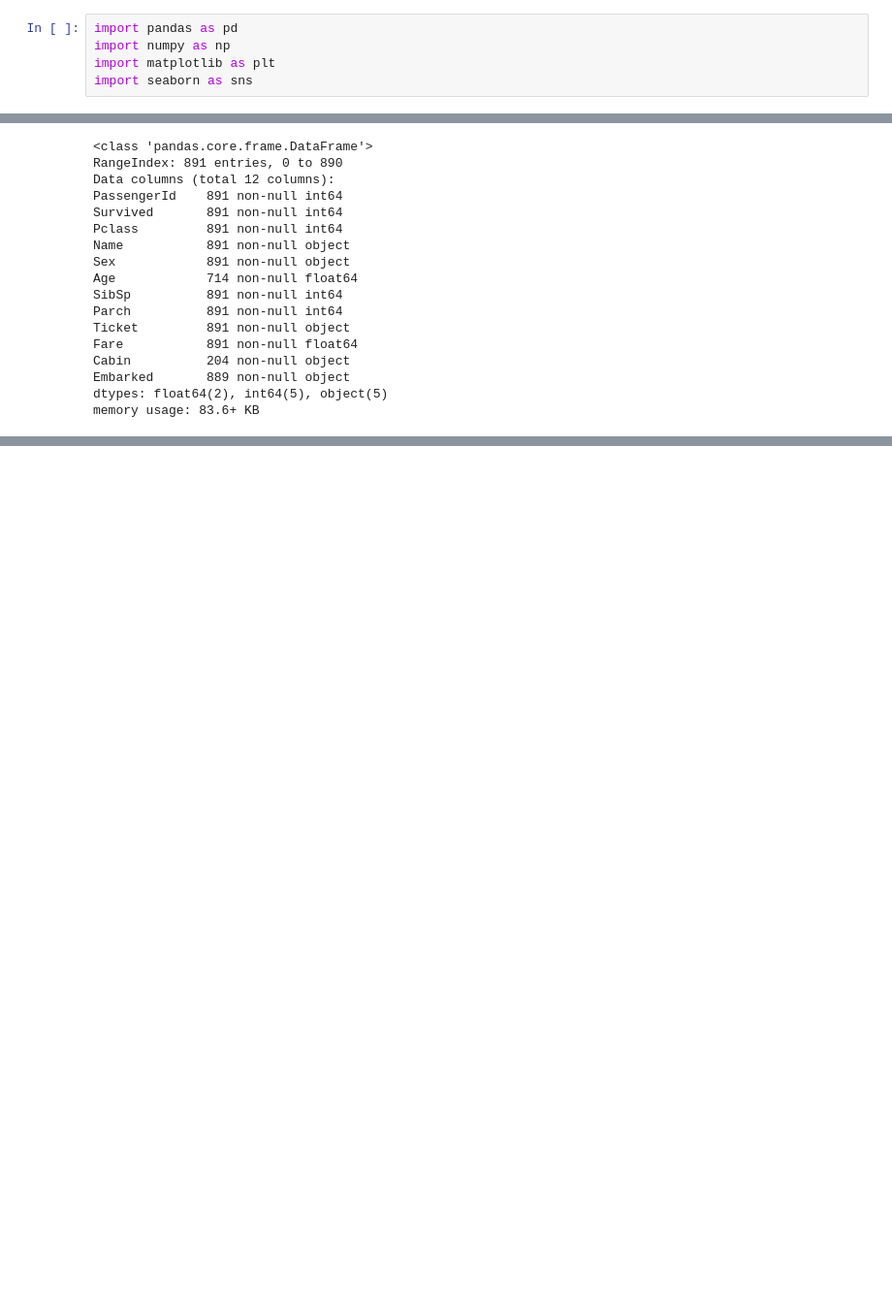
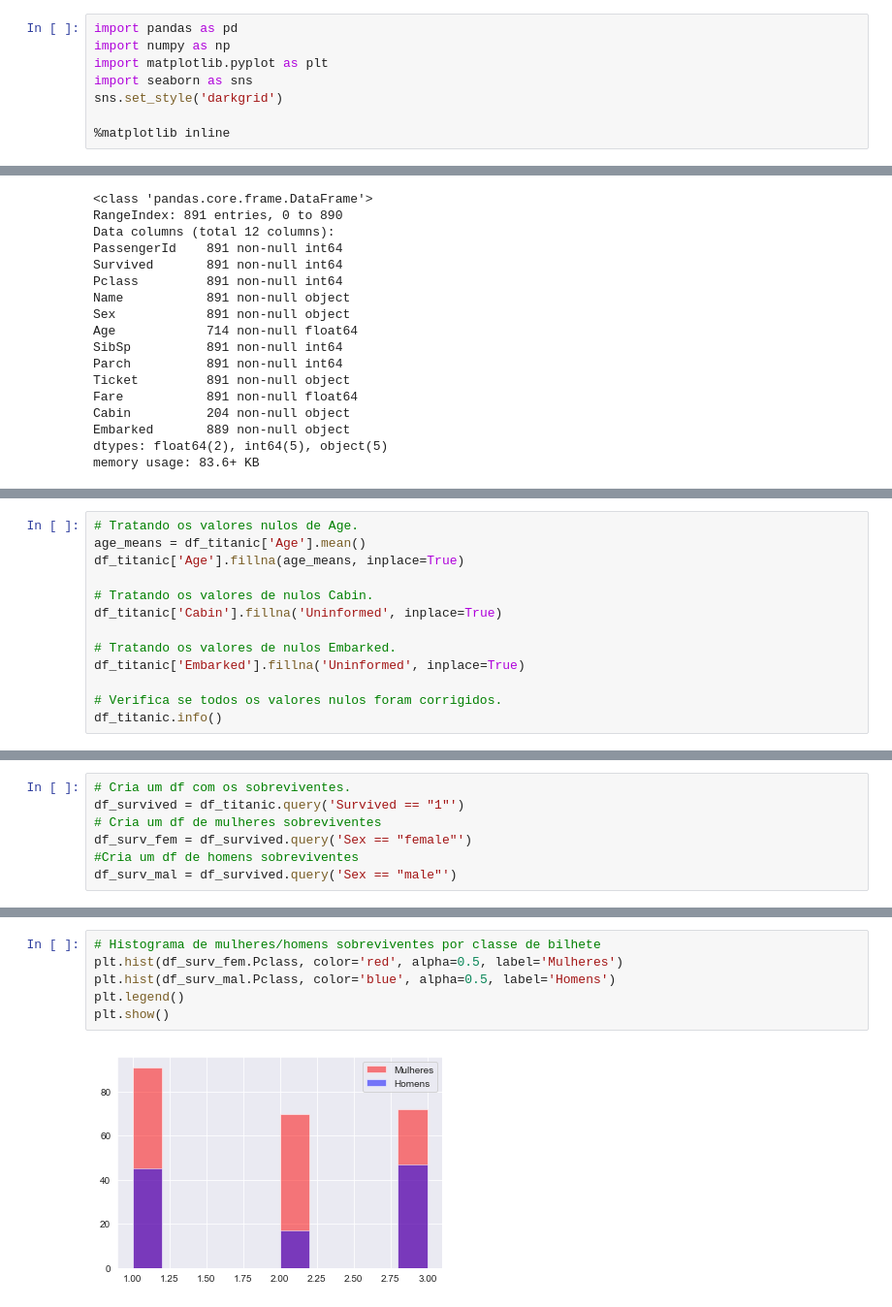
Before and after one commit to thiagueraGyn/final_project, a Jupyter notebook: final_project.ipynb, the cells around one changed output, grey strips where cells are left out. Shown: that part at 97% size. Cells and saved outputs as stored; diff of their text form; blank space fills up the shorter version.

```diff
--- a/final_project.ipynb
+++ b/final_project.ipynb
@@ -3,5 +1,8 @@ Realizada a importação das libs necessárias para o desemvolvimento do projeto
 # %%
 import pandas as pd
 import numpy as np
-import matplotlib as plt
+import matplotlib.pyplot as plt
 import seaborn as sns
+sns.set_style('darkgrid')
+
+%matplotlib inline
@@ -147,0 +71,13 @@ memory usage: 80.1+ KB
+# %%
+# Tratando os valores nulos de Age.
+age_means = df_titanic['Age'].mean()
+df_titanic['Age'].fillna(age_means, inplace=True)
+
+# Tratando os valores de nulos Cabin.
+df_titanic['Cabin'].fillna('Uninformed', inplace=True)
+
+# Tratando os valores de nulos Embarked.
+df_titanic['Embarked'].fillna('Uninformed', inplace=True)
+
+# Verifica se todos os valores nulos foram corrigidos.
+df_titanic.info()
@@ -147,0 +126,7 @@ memory usage: 80.1+ KB
+# %%
+# Cria um df com os sobreviventes.
+df_survived = df_titanic.query('Survived == "1"')
+# Cria um df de mulheres sobreviventes
+df_surv_fem = df_survived.query('Sex == "female"')
+#Cria um df de homens sobreviventes
+df_surv_mal = df_survived.query('Sex == "male"')
@@ -147,0 +172,8 @@ memory usage: 80.1+ KB
+# %%
+# Histograma de mulheres/homens sobreviventes por classe de bilhete
+plt.hist(df_surv_fem.Pclass, color='red', alpha=0.5, label='Mulheres')
+plt.hist(df_surv_mal.Pclass, color='blue', alpha=0.5, label='Homens')
+plt.legend()
+plt.show()
+# %% [output]
+[figure, added]
```
Also changed, not shown: parts of 54 cells of this notebook, 1 other file.
